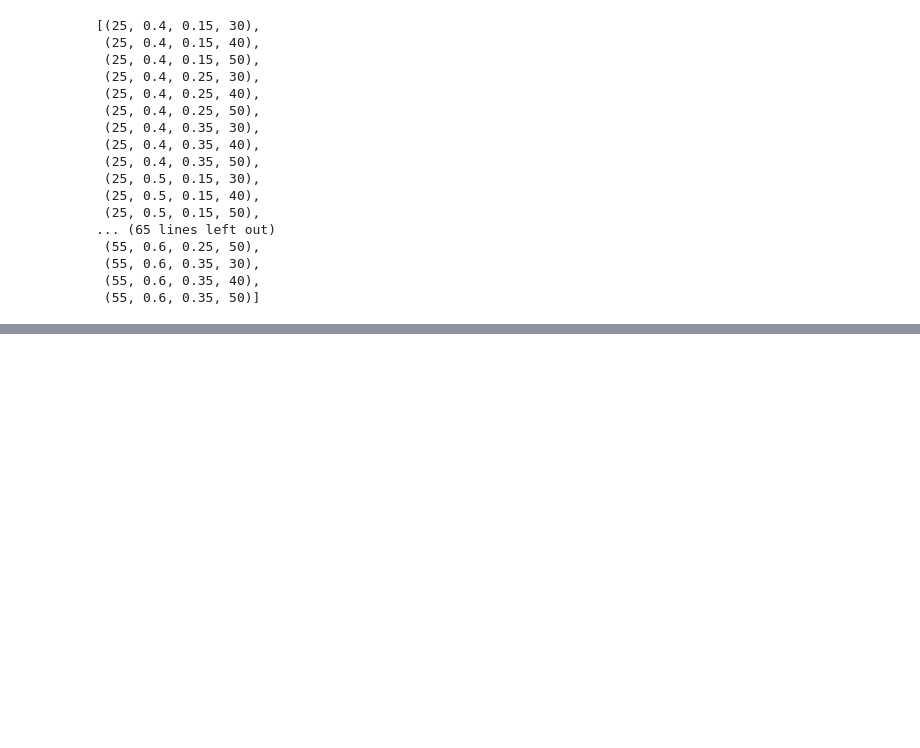
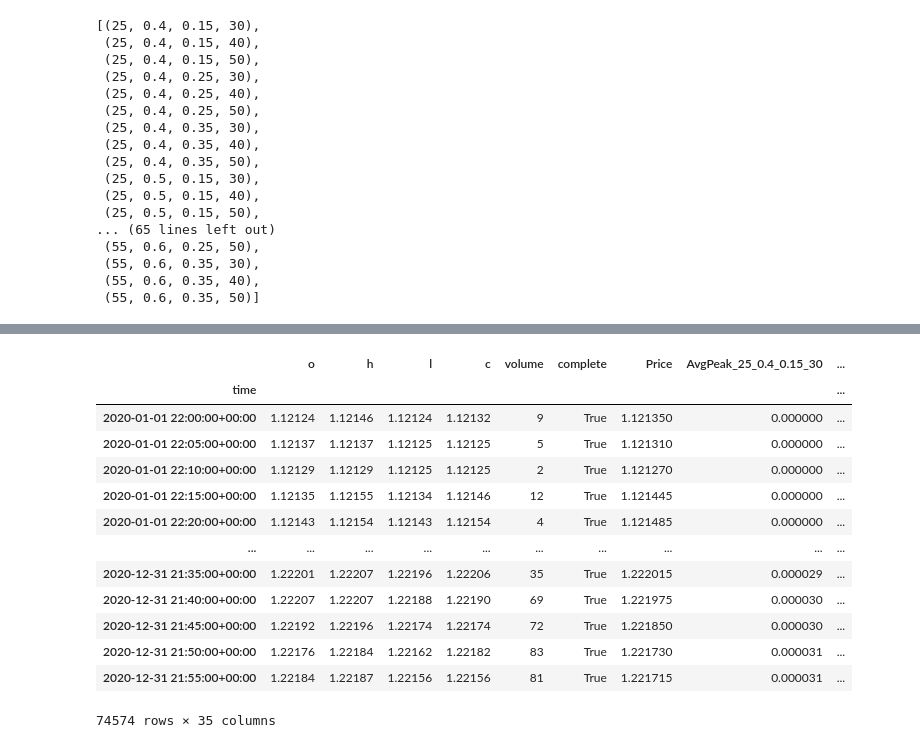
Before and after one commit to slisowski86/Trading_strategies, a Jupyter notebook: EmpiricalModeDecomposition/EMD_test.ipynb, the cells around one changed output, grey strips where cells are left out. Cells and saved outputs as stored; diff of their text form; code cells hidden in the pictures; blank space fills up the shorter version.

```diff
--- a/EmpiricalModeDecomposition/EMD_test.ipynb
+++ b/EmpiricalModeDecomposition/EMD_test.ipynb
@@ -277,0 +290,17 @@ with open('emd.json', "w") as f:
+# %%
+emd.data
+# %% [output]
+|  | o | h | l | c | volume | complete | Price | AvgPeak_25_0.4_0.15_30 | ... |
+| time |  |  |  |  |  |  |  |  | ... |
+| 2020-01-01 22:00:00+00:00 | 1.12124 | 1.12146 | 1.12124 | 1.12132 | 9 | True | 1.121350 | 0.000000 | ... |
+| 2020-01-01 22:05:00+00:00 | 1.12137 | 1.12137 | 1.12125 | 1.12125 | 5 | True | 1.121310 | 0.000000 | ... |
+| 2020-01-01 22:10:00+00:00 | 1.12129 | 1.12129 | 1.12125 | 1.12125 | 2 | True | 1.121270 | 0.000000 | ... |
+| 2020-01-01 22:15:00+00:00 | 1.12135 | 1.12155 | 1.12134 | 1.12146 | 12 | True | 1.121445 | 0.000000 | ... |
+| 2020-01-01 22:20:00+00:00 | 1.12143 | 1.12154 | 1.12143 | 1.12154 | 4 | True | 1.121485 | 0.000000 | ... |
+| ... | ... | ... | ... | ... | ... | ... | ... | ... | ... |
+| 2020-12-31 21:35:00+00:00 | 1.22201 | 1.22207 | 1.22196 | 1.22206 | 35 | True | 1.222015 | 0.000029 | ... |
+| 2020-12-31 21:40:00+00:00 | 1.22207 | 1.22207 | 1.22188 | 1.22190 | 69 | True | 1.221975 | 0.000030 | ... |
+| 2020-12-31 21:45:00+00:00 | 1.22192 | 1.22196 | 1.22174 | 1.22174 | 72 | True | 1.221850 | 0.000030 | ... |
+| 2020-12-31 21:50:00+00:00 | 1.22176 | 1.22184 | 1.22162 | 1.22182 | 83 | True | 1.221730 | 0.000031 | ... |
+| 2020-12-31 21:55:00+00:00 | 1.22184 | 1.22187 | 1.22156 | 1.22156 | 81 | True | 1.221715 | 0.000031 | ... |
+74574 rows × 35 columns
```
Also changed, not shown: parts of 12 cells of this notebook, 6 other files.
